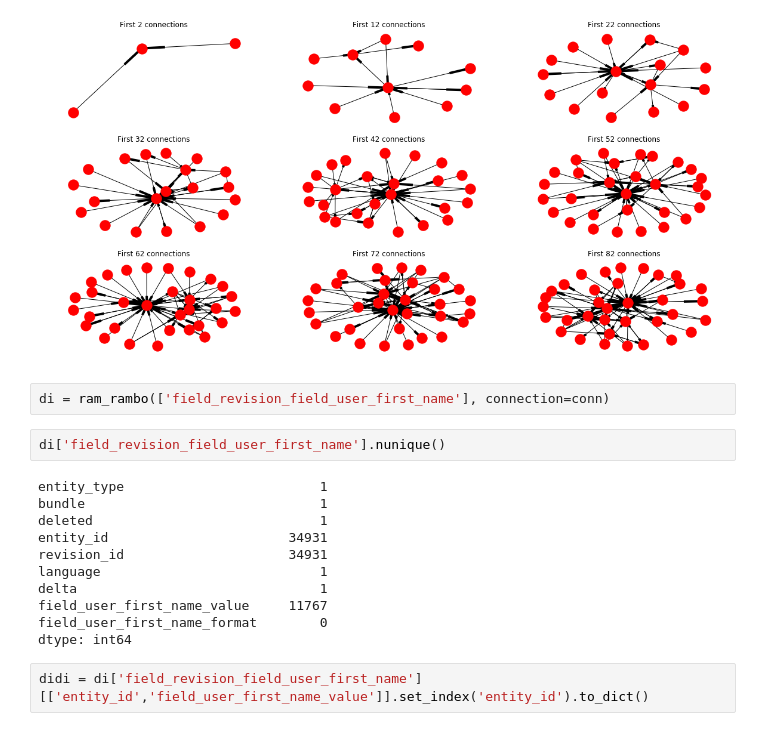
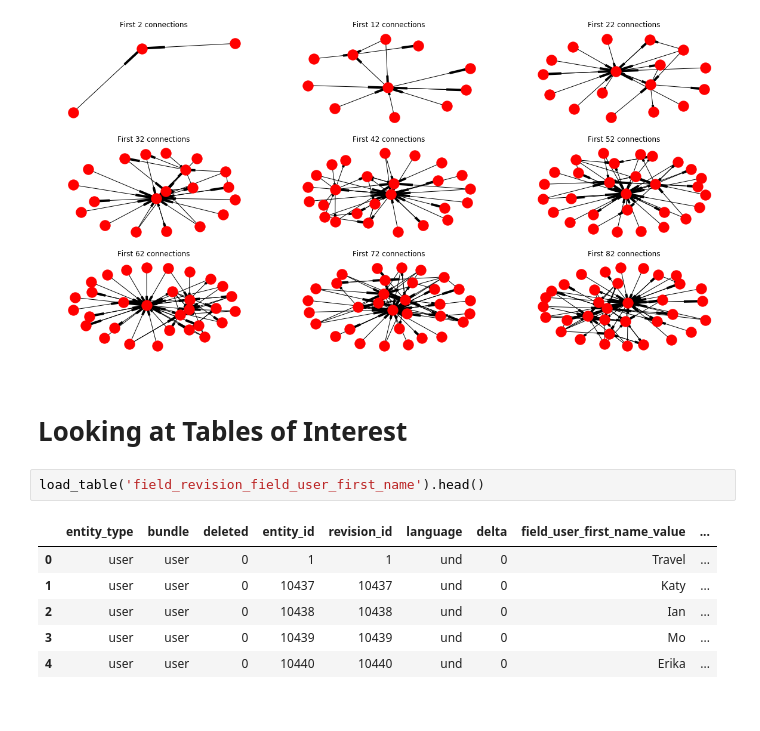
Before and after one commit to Rony-A/travel-massive, a Jupyter notebook: TravelMassive.ipynb, the cells around one changed output. Saved outputs shown, nothing was run; the diff lists cells and outputs as text.

```diff
--- a/TravelMassive.ipynb
+++ b/TravelMassive.ipynb
@@ -89,23 +91,17 @@ plt.show()
 # %% [output]
 The thick section starts from the uid in the connection and points to the entity_id
 [figure]
-# %%
-di = ram_rambo(['field_revision_field_user_first_name'], connection=conn)
-# %%
-di['field_revision_field_user_first_name'].nunique()
-# %% [output]
-entity_type                         1
-bundle                              1
-deleted                             1
-entity_id                       34931
-revision_id                     34931
-language                            1
-delta                               1
-field_user_first_name_value     11767
-field_user_first_name_format        0
-dtype: int64
-# %%
-didi = di['field_revision_field_user_first_name'][['entity_id','field_user_first_name_value']].set_index('entity_id').to_dict()
+# %% [markdown]
+# Looking at Tables of Interest
+# %%
+load_table('field_revision_field_user_first_name').head()
+# %% [output]
+|  | entity_type | bundle | deleted | entity_id | revision_id | language | delta | field_user_first_name_value | ... |
+| 0 | user | user | 0 | 1 | 1 | und | 0 | Travel | ... |
+| 1 | user | user | 0 | 10437 | 10437 | und | 0 | Katy | ... |
+| 2 | user | user | 0 | 10438 | 10438 | und | 0 | Ian | ... |
+| 3 | user | user | 0 | 10439 | 10439 | und | 0 | Mo | ... |
+| 4 | user | user | 0 | 10440 | 10440 | und | 0 | Erika | ... |
 # %%
 load_table('field_data_field_country').head()
 # %% [output]
```
Also changed, not shown: parts of 23 cells of this notebook.
